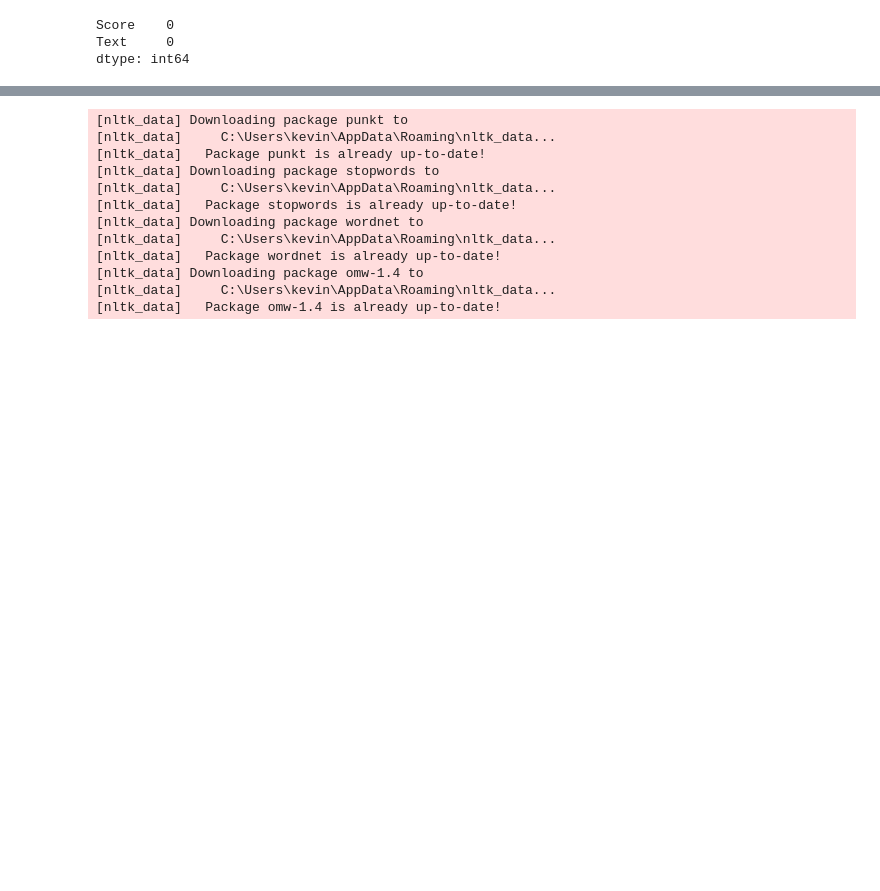
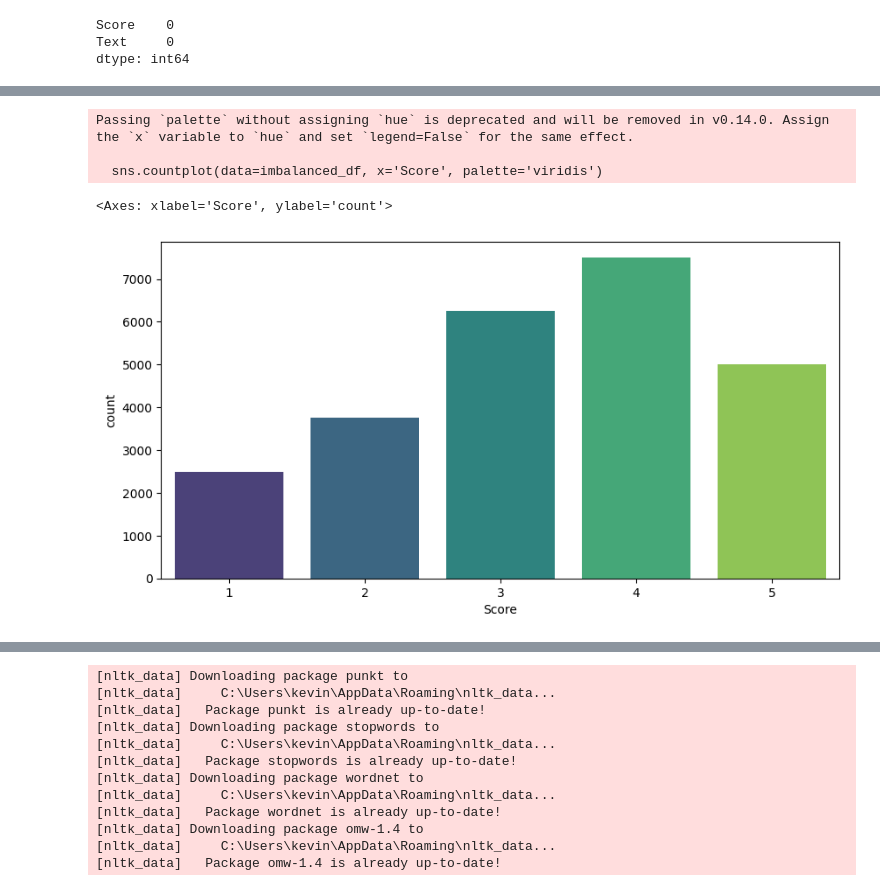
Before and after one commit to kevin-291/automated-review-rating-system, a Jupyter notebook: notebooks/preprocessing.ipynb, the cells around one changed output, grey strips where cells are left out. Saved outputs shown, nothing was run; the diff lists cells and outputs as text; code cells hidden in the pictures; blank space fills up the shorter version.

```diff
--- a/notebooks/preprocessing.ipynb
+++ b/notebooks/preprocessing.ipynb
@@ -309,0 +316,2 @@ dtype: int64
+# %%
+remaining_df = df.drop(balanced_df.index)
@@ -309,0 +327,16 @@ dtype: int64
+# %%
+imbalanced_total = 25000
+distribution = {1: 0.10, 2: 0.15, 3: 0.25, 4: 0.30, 5: 0.20}
+samples_per_score = {score: int(imbalanced_total * frac) for score, frac in distribution.items()}
+# %%
+imbalanced_df_list = []
+for score, n_samples in samples_per_score.items():
+    subset = remaining_df[remaining_df['Score'] == score]
+    available = len(subset)
+    if available < n_samples:
+        print(f"Not enough reviews for Score = {score}. Available: {available}, Needed: {n_samples}")
+        n_samples = available
+    sampled = subset.sample(n=n_samples, random_state=42)
+    imbalanced_df_list.append(sampled)
+
+imbalanced_df = pd.concat(imbalanced_df_list)
@@ -309,0 +353,9 @@ dtype: int64
+# %%
+plt.figure(figsize=(10, 5))
+sns.countplot(data=imbalanced_df, x='Score', palette='viridis')
+# %% [output]
+Passing `palette` without assigning `hue` is deprecated and will be removed in v0.14.0. Assign the `x` variable to `hue` and set `legend=False` for the same effect.
+
+  sns.countplot(data=imbalanced_df, x='Score', palette='viridis')
+<Axes: xlabel='Score', ylabel='count'>
+[figure, added]
```
Also changed, not shown: parts of 25 cells of this notebook.
